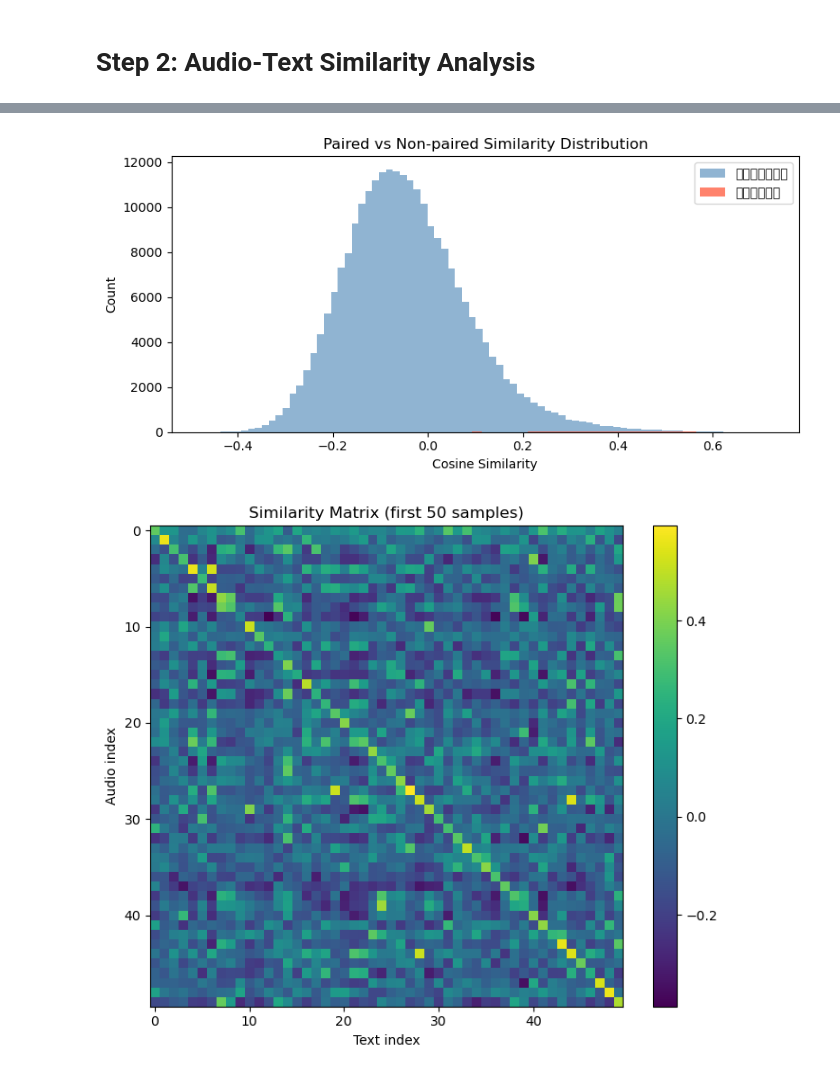
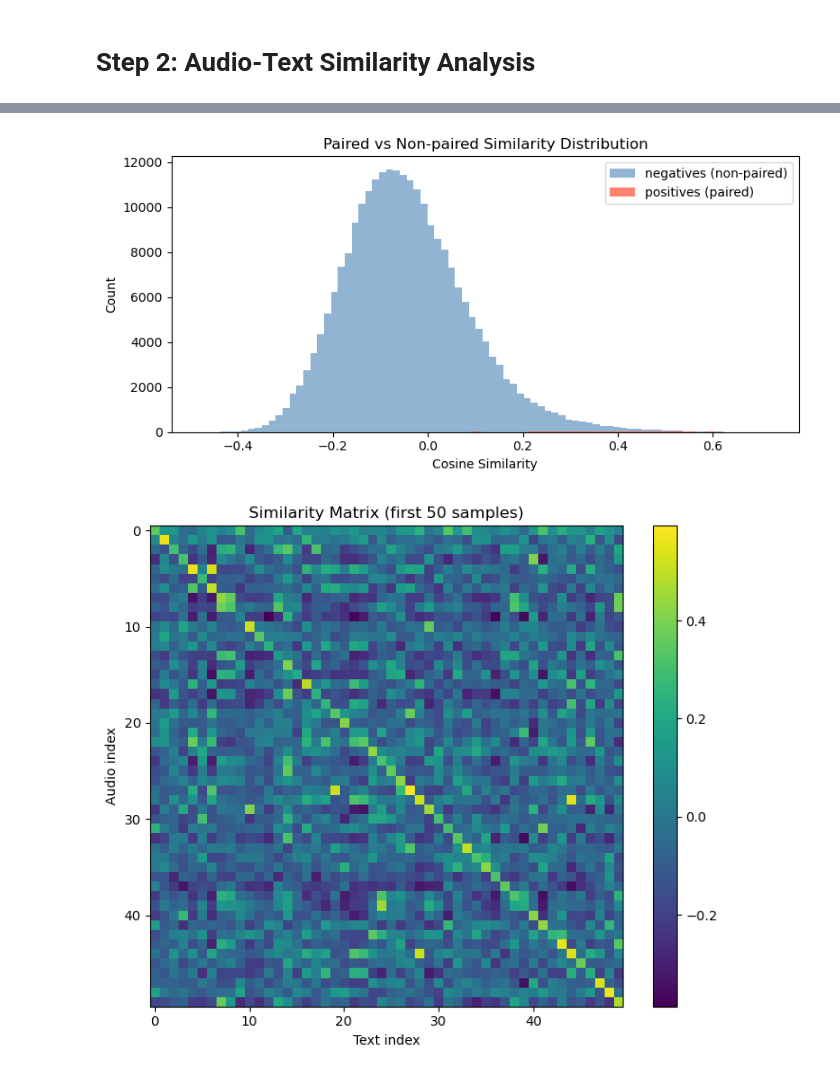
Before and after one commit to qianshuguo/audio-text-clap, a Jupyter notebook: notebooks/02_similarity_analysis.ipynb, the cells around one changed output, grey strips where cells are left out. Drawn from its saved outputs; the diff is of its cells as text; code cells hidden in the pictures.

```diff
--- a/notebooks/02_similarity_analysis.ipynb
+++ b/notebooks/02_similarity_analysis.ipynb
@@ -97,18 +97,18 @@ Text -> Audio:
   MedR: 3.0000
 # %%
-# 可视化1：配对相似度分布（正例 vs 负例）
-off_diag = sim_matrix[~np.eye(sim_matrix.shape[0], dtype=bool)]  # 所有非配对相似度
+# visualization 1: paired similarity distribution (positives vs negatives)
+off_diag = sim_matrix[~np.eye(sim_matrix.shape[0], dtype=bool)]  # all non-paired similarities
 
 fig, ax = plt.subplots(figsize=(8, 4))
-ax.hist(off_diag, bins=80, alpha=0.6, label='负例（非配对）', color='steelblue')
-ax.hist(paired_sim, bins=40, alpha=0.8, label='正例（配对）', color='tomato')
+ax.hist(off_diag, bins=80, alpha=0.6, label='negatives (non-paired)', color='steelblue')
+ax.hist(paired_sim, bins=40, alpha=0.8, label='positives (paired)', color='tomato')
 ax.set_xlabel('Cosine Similarity')
 ax.set_ylabel('Count')
 ax.set_title('Paired vs Non-paired Similarity Distribution')
 ax.legend()
 plt.tight_layout()
 plt.savefig(os.path.join(RESULTS_DIR, 'similarity_distribution.png'), dpi=150)
 plt.show()
 # %% [output]
-[figure, old version]
+[figure, new version]
 # %%
```
Also changed, not shown: parts of 6 cells of this notebook, 6 other files.
